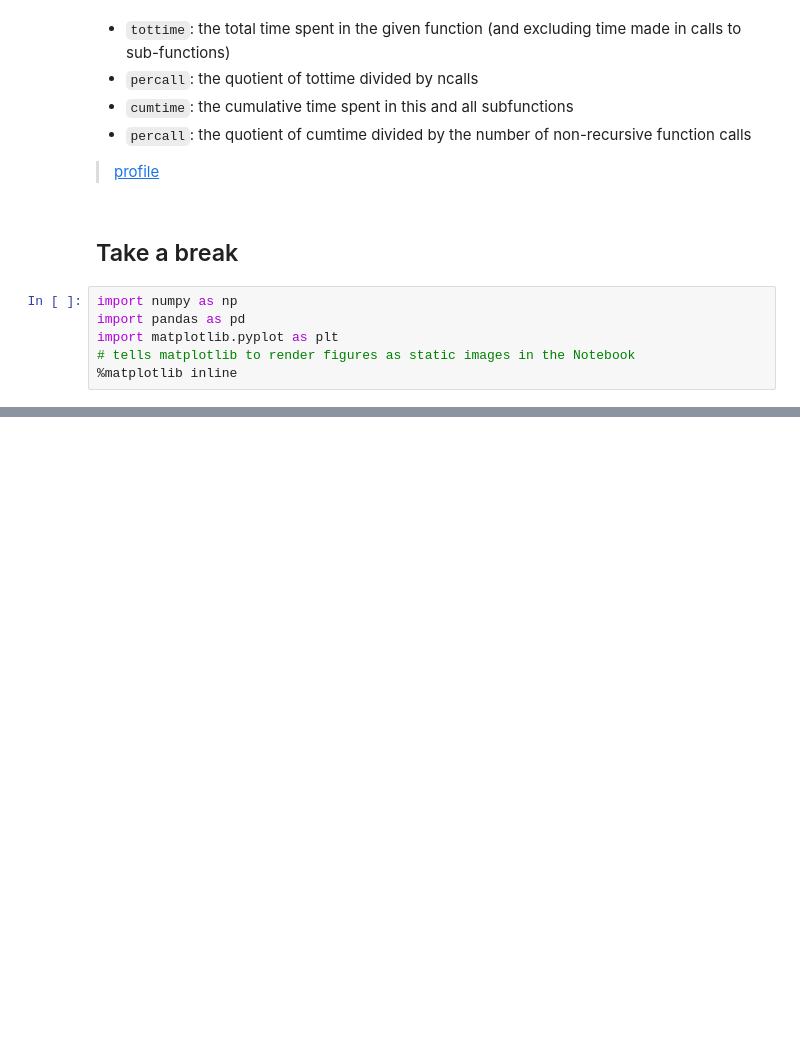
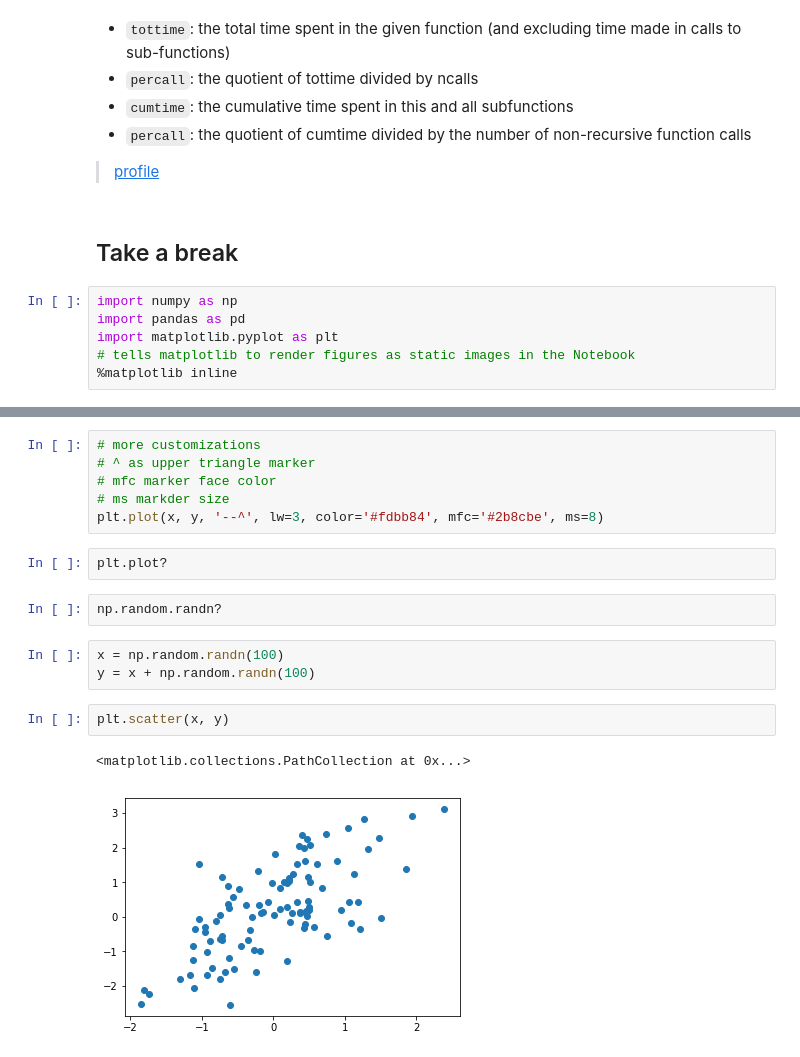
Before and after one commit to deep-learning/deep-learning, a Jupyter notebook: notebooks/hello_jupyter.ipynb, the cells around one changed output, grey strips where cells are left out. Cells and saved outputs as stored; diff of their text form; blank space fills up the shorter version.

```diff
--- a/notebooks/hello_jupyter.ipynb
+++ b/notebooks/hello_jupyter.ipynb
@@ -588,0 +450,18 @@ import matplotlib.pyplot as plt
+# %%
+# more customizations
+# ^ as upper triangle marker
+# mfc marker face color
+# ms markder size
+plt.plot(x, y, '--^', lw=3, color='#fdbb84', mfc='#2b8cbe', ms=8)
+# %%
+plt.plot?
+# %%
+np.random.randn?
+# %%
+x = np.random.randn(100)
+y = x + np.random.randn(100)
+# %%
+plt.scatter(x, y)
+# %% [output]
+<matplotlib.collections.PathCollection at 0x...>
+[figure, added]
```
Also changed, not shown: parts of 73 cells of this notebook, 1 other file.
